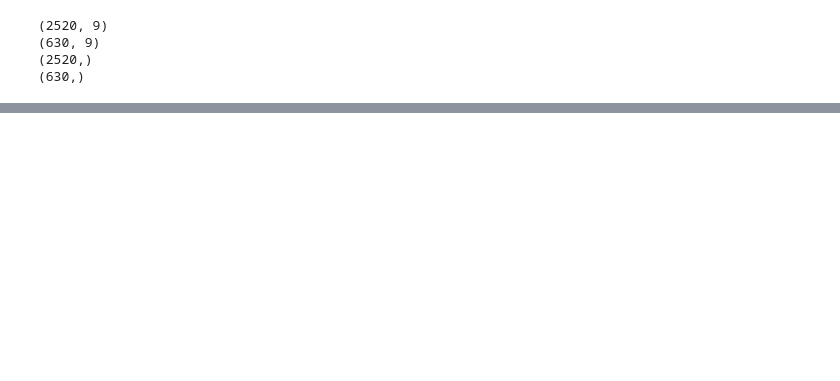
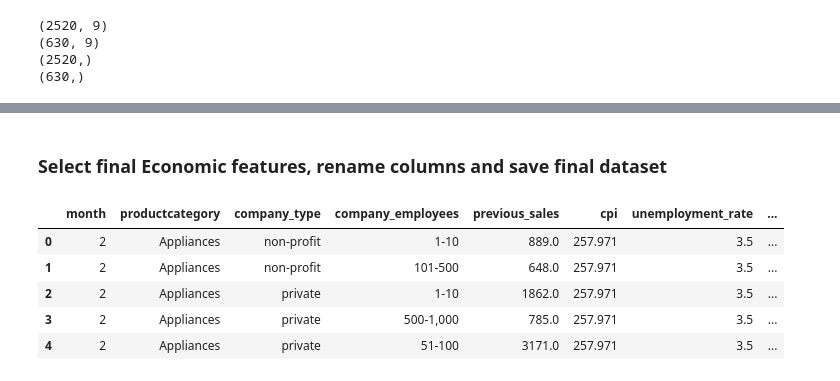
Before and after one commit to RAFAELLOPE/data_mining_project, a Jupyter notebook: analysis/EDA2.ipynb, the cells around one changed output, grey strips where cells are left out. Cells and saved outputs as stored; diff of their text form; code cells hidden in the pictures; blank space fills up the shorter version.

```diff
--- a/analysis/EDA2.ipynb
+++ b/analysis/EDA2.ipynb
@@ -97,0 +192,40 @@ encoded_df.head()
+# %% [markdown]
+### Select final Economic features, rename columns and save final dataset
+# %%
+df_gold = df.copy()
+
+df_gold['month'] = df_gold['date'].apply(
+    lambda x: x.month
+)
+
+# The date is not longer needed since we are not going to model a time series
+
+df_gold = df_gold[[
+    'month',
+    'productcategory',
+    'company_type',
+    'employees',
+    'quantity',
+    'cpi',
+    'unemployment_rate',
+    'quantity_shifted'
+]]
+
+df_gold = df_gold.rename(
+    columns={
+        'quantity': 'previous_sales',
+        'employees': 'company_employees',
+        'quantity_shifted': 'sales'
+    },
+)
+
+
+
+df_gold.head()
+# %% [output]
+|  | month | productcategory | company_type | company_employees | previous_sales | cpi | unemployment_rate | ... |
+| 0 | 2 | Appliances | non-profit | 1-10 | 889.0 | 257.971 | 3.5 | ... |
+| 1 | 2 | Appliances | non-profit | 101-500 | 648.0 | 257.971 | 3.5 | ... |
+| 2 | 2 | Appliances | private | 1-10 | 1862.0 | 257.971 | 3.5 | ... |
+| 3 | 2 | Appliances | private | 500-1,000 | 785.0 | 257.971 | 3.5 | ... |
+| 4 | 2 | Appliances | private | 51-100 | 3171.0 | 257.971 | 3.5 | ... |
```
Also changed, not shown: parts of 13 cells of this notebook, 1 other file.
